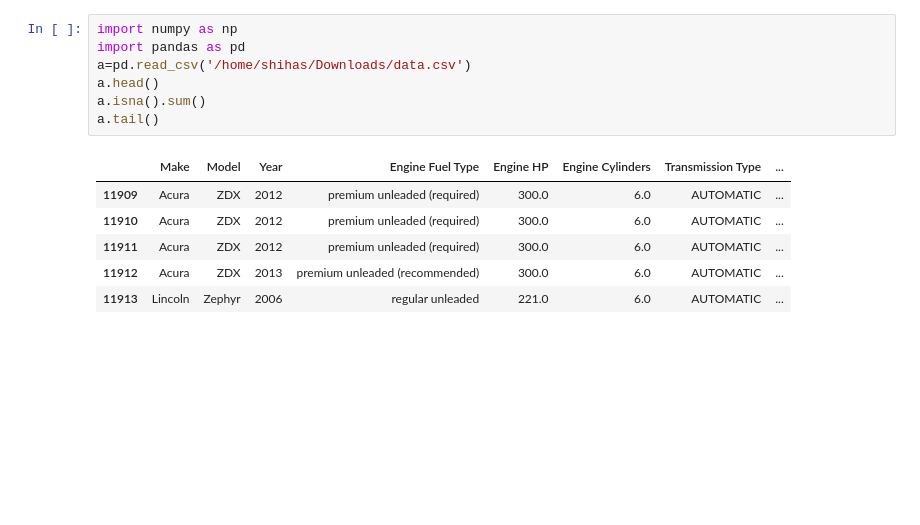
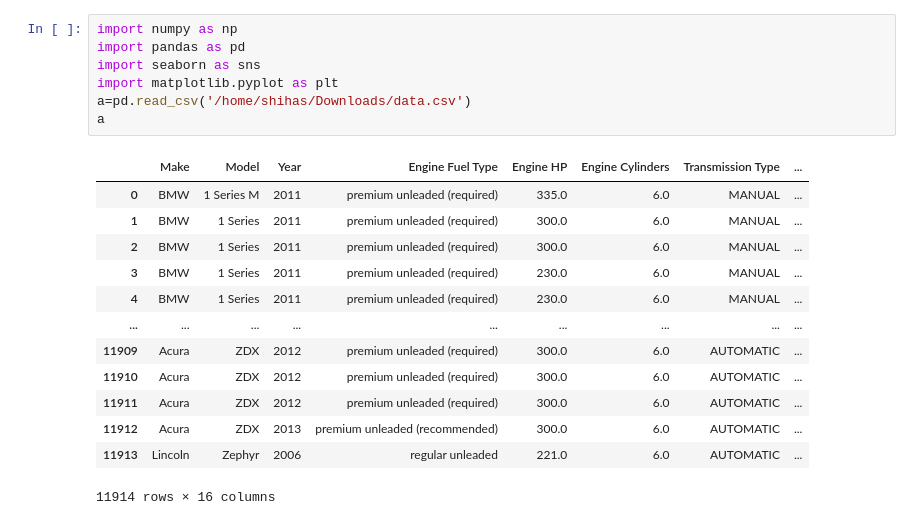
Before and after one commit to shihasckcr/Python_eda, a Jupyter notebook: 11.ipynb, the cells around one changed output. Drawn from its saved outputs; the diff is of its cells as text; blank space fills up the shorter version.

```diff
--- a/11.ipynb
+++ b/11.ipynb
@@ -1,14 +1,21 @@
 # %%
 import numpy as np
 import pandas as pd
+import seaborn as sns
+import matplotlib.pyplot as plt
 a=pd.read_csv('/home/shihas/Downloads/data.csv')
-a.head()
-a.isna().sum()
-a.tail()
+a
 # %% [output]
 |  | Make | Model | Year | Engine Fuel Type | Engine HP | Engine Cylinders | Transmission Type | ... |
+| 0 | BMW | 1 Series M | 2011 | premium unleaded (required) | 335.0 | 6.0 | MANUAL | ... |
+| 1 | BMW | 1 Series | 2011 | premium unleaded (required) | 300.0 | 6.0 | MANUAL | ... |
+| 2 | BMW | 1 Series | 2011 | premium unleaded (required) | 300.0 | 6.0 | MANUAL | ... |
+| 3 | BMW | 1 Series | 2011 | premium unleaded (required) | 230.0 | 6.0 | MANUAL | ... |
+| 4 | BMW | 1 Series | 2011 | premium unleaded (required) | 230.0 | 6.0 | MANUAL | ... |
+| ... | ... | ... | ... | ... | ... | ... | ... | ... |
 | 11909 | Acura | ZDX | 2012 | premium unleaded (required) | 300.0 | 6.0 | AUTOMATIC | ... |
 | 11910 | Acura | ZDX | 2012 | premium unleaded (required) | 300.0 | 6.0 | AUTOMATIC | ... |
 | 11911 | Acura | ZDX | 2012 | premium unleaded (required) | 300.0 | 6.0 | AUTOMATIC | ... |
 | 11912 | Acura | ZDX | 2013 | premium unleaded (recommended) | 300.0 | 6.0 | AUTOMATIC | ... |
 | 11913 | Lincoln | Zephyr | 2006 | regular unleaded | 221.0 | 6.0 | AUTOMATIC | ... |
+11914 rows × 16 columns
```
Also changed, not shown: parts of 14 cells of this notebook.
